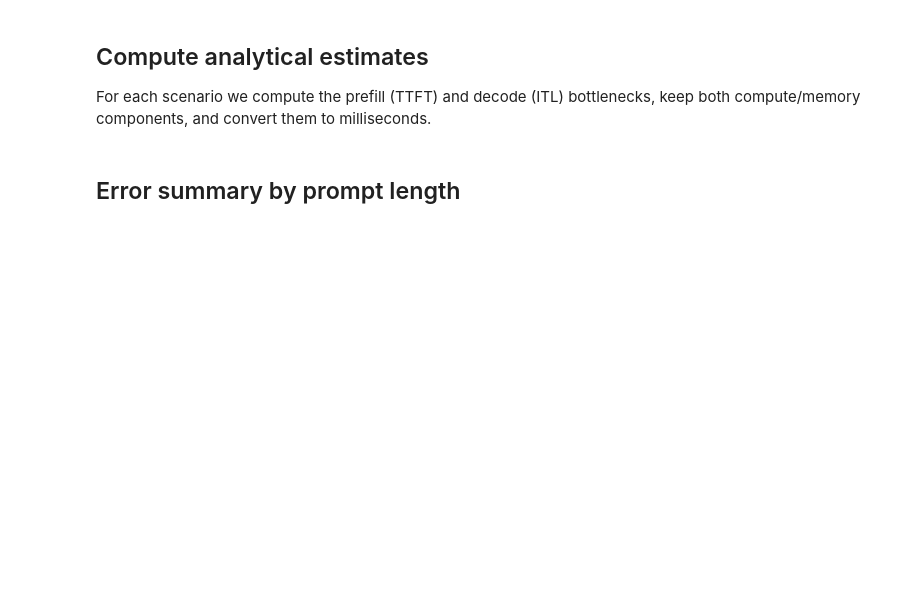
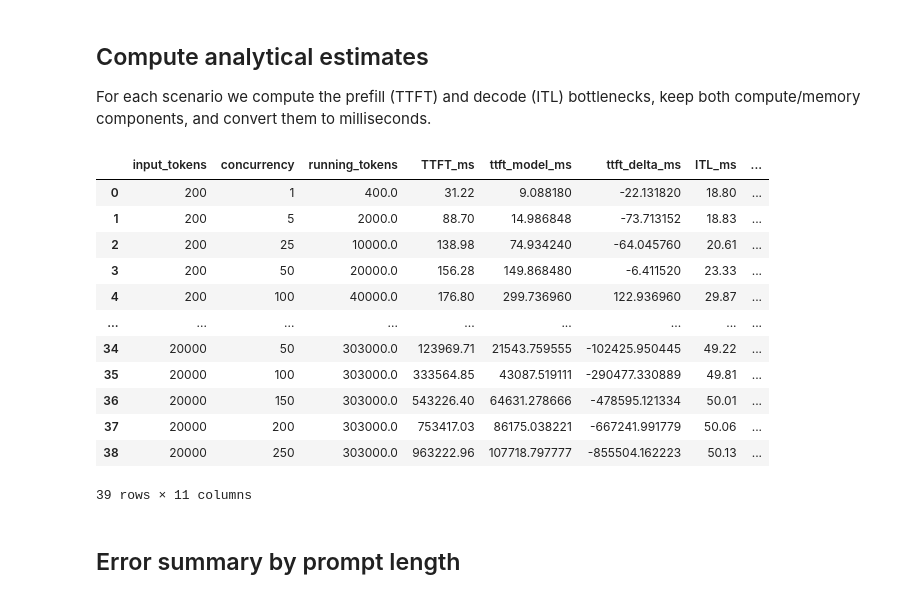
Before and after one commit to zivbeker42/llm-guesstimator, a Jupyter notebook: benchmark_validation.ipynb, the cells around one changed output. Saved outputs shown, nothing was run; the diff lists cells and outputs as text; code cells hidden in the pictures; blank space fills up the shorter version.

Commit message:
updated evaluation file and added in eval configuration max running tokens parameter to the eval test

```diff
--- a/benchmark_validation.ipynb
+++ b/benchmark_validation.ipynb
@@ -41,0 +63,16 @@ display(df_raw.head())
+# %%
+
+df_raw = pd.read_csv(CONFIG.data_path)
+
+hardware_values = df_raw["hardware"].unique()
+if len(hardware_values) != 1 or hardware_values[0] != CONFIG.csv_hardware_label:
+    raise ValueError(
+        f"Unexpected hardware labels {hardware_values}. Expected '{CONFIG.csv_hardware_label}'."
+    )
+
+df_raw["hardware_key"] = CONFIG.hardware_key
+model_cfg = get_model_config(CONFIG.model_name)
+hardware_cfg = get_hardware_config(CONFIG.hardware_key)
+
+print(f"Loaded rows: {len(df_raw)}")
+display(df_raw.head())
@@ -48,37 +94,57 @@ For each scenario we compute the prefill (TTFT) and decode (ITL) bottlenecks, ke
 def estimate_row(row):
     S = float(row["concurrency"])
     L_prompt = float(row["input_tokens"])
     L_decode = L_prompt + float(row["output_tokens"])
 
     prefill_compute = prefill_compute_time(S, L_prompt, model_cfg, hardware_cfg)
     prefill_memory = prefill_memory_time(S, L_prompt, model_cfg, hardware_cfg)
-    # decode_compute = decode_compute_time(S, L_decode, model_cfg, hardware_cfg)
-    # decode_memory = decode_memory_time(S, L_decode, model_cfg, hardware_cfg)
-    decode_compute = decode_compute_time(S, L_prompt, model_cfg, hardware_cfg)
-    decode_memory = decode_memory_time(S, L_prompt, model_cfg, hardware_cfg, running_tokens_cap=3.03e5)
+    decode_compute = decode_compute_time(S, L_decode, model_cfg, hardware_cfg)
+    decode_memory = decode_memory_time(S, L_decode, model_cfg, hardware_cfg, CONFIG.running_tokens_cap)
 
     ttft_compute_ms = float(prefill_compute * 1e3)
     ttft_memory_ms = float(prefill_memory * 1e3)
     itl_compute_ms = float(decode_compute * 1e3)
     itl_memory_ms = float(decode_memory * 1e3)
 
+    running_tokens = S * L_decode
+
     return pd.Series({
         "prefill_compute_ms": ttft_compute_ms,
         "prefill_memory_ms": ttft_memory_ms,
         "ttft_model_ms": max(ttft_compute_ms, ttft_memory_ms),
+        "prefill_limit": "compute" if ttft_compute_ms >= ttft_memory_ms else "memory",
         "decode_compute_ms": itl_compute_ms,
         "decode_memory_ms": itl_memory_ms,
         "itl_model_ms": max(itl_compute_ms, itl_memory_ms),
+        "decode_limit": "compute" if itl_compute_ms >= itl_memory_ms else "memory",
+        "running_tokens": min(running_tokens, CONFIG.running_tokens_cap),
+        # "running_tokens_utilization": running_tokens / CONFIG.running_tokens_cap,
     })
+
 
 df_eval = df_raw.join(df_raw.apply(estimate_row, axis=1))
 df_eval["ttft_ratio"] = df_eval["ttft_model_ms"] / df_eval["TTFT_ms"]
 df_eval["itl_ratio"] = df_eval["itl_model_ms"] / df_eval["ITL_ms"]
 df_eval["ttft_delta_ms"] = df_eval["ttft_model_ms"] - df_eval["TTFT_ms"]
 df_eval["itl_delta_ms"] = df_eval["itl_model_ms"] - df_eval["ITL_ms"]
 
-# df_eval = df_eval.sort_values(["input_tokens", "concurrency"]).reset_index(drop=True)
+df_eval = df_eval.sort_values(["input_tokens", "concurrency"]).reset_index(drop=True)
 display(df_eval[[
-    "input_tokens", "concurrency", "TTFT_ms", "ttft_model_ms", "ttft_delta_ms",
-    "ITL_ms", "itl_model_ms", "itl_delta_ms",
+    "input_tokens", "concurrency", "running_tokens",
+    "TTFT_ms", "ttft_model_ms", "ttft_delta_ms",
+    "ITL_ms", "itl_model_ms", "itl_delta_ms", "prefill_limit", "decode_limit"
 ]])
+# %% [output]
+|  | input_tokens | concurrency | running_tokens | TTFT_ms | ttft_model_ms | ttft_delta_ms | ITL_ms | ... |
+| 0 | 200 | 1 | 400.0 | 31.22 | 9.088180 | -22.131820 | 18.80 | ... |
+| 1 | 200 | 5 | 2000.0 | 88.70 | 14.986848 | -73.713152 | 18.83 | ... |
+| 2 | 200 | 25 | 10000.0 | 138.98 | 74.934240 | -64.045760 | 20.61 | ... |
+| 3 | 200 | 50 | 20000.0 | 156.28 | 149.868480 | -6.411520 | 23.33 | ... |
+| 4 | 200 | 100 | 40000.0 | 176.80 | 299.736960 | 122.936960 | 29.87 | ... |
+| ... | ... | ... | ... | ... | ... | ... | ... | ... |
+| 34 | 20000 | 50 | 303000.0 | 123969.71 | 21543.759555 | -102425.950445 | 49.22 | ... |
+| 35 | 20000 | 100 | 303000.0 | 333564.85 | 43087.519111 | -290477.330889 | 49.81 | ... |
+| 36 | 20000 | 150 | 303000.0 | 543226.40 | 64631.278666 | -478595.121334 | 50.01 | ... |
+| 37 | 20000 | 200 | 303000.0 | 753417.03 | 86175.038221 | -667241.991779 | 50.06 | ... |
+| 38 | 20000 | 250 | 303000.0 | 963222.96 | 107718.797777 | -855504.162223 | 50.13 | ... |
+39 rows × 11 columns
```
Also changed, not shown: parts of 11 cells of this notebook, 4 other files.
